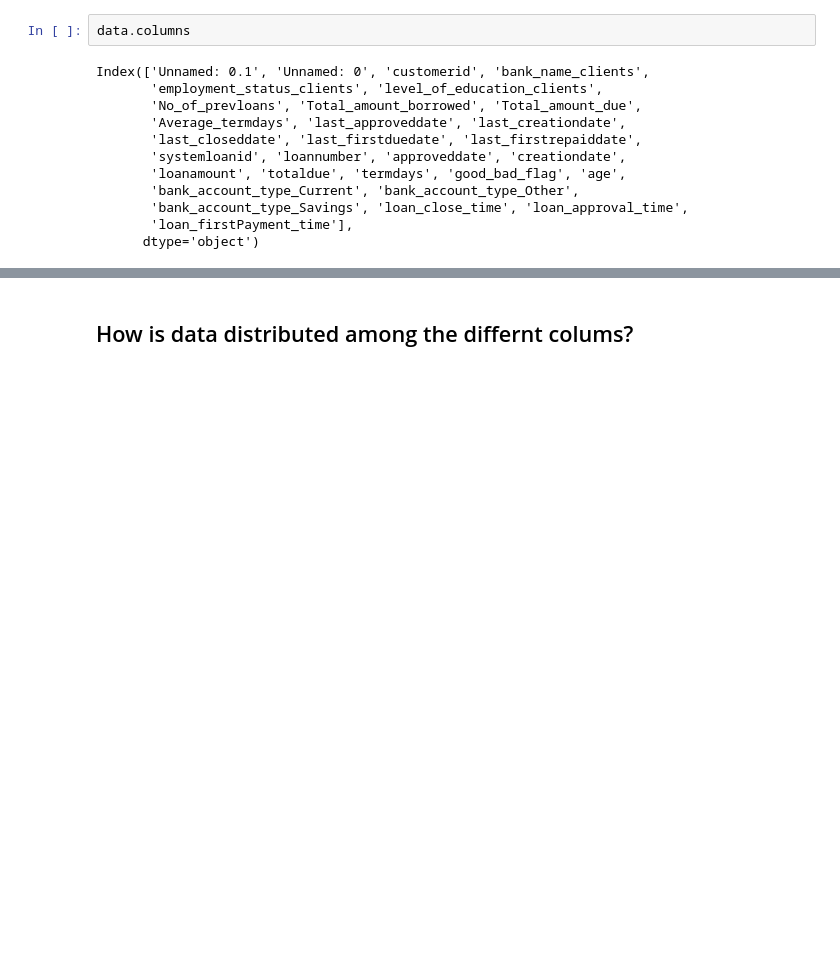
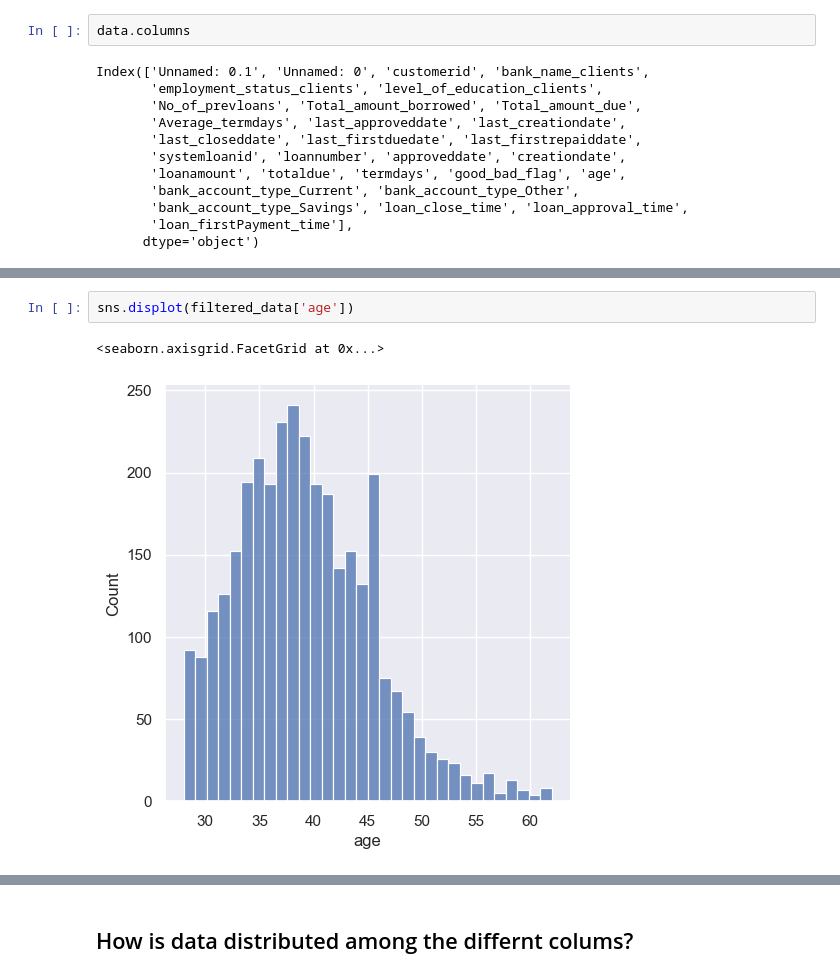
Before and after one commit to Group-10-Refactory-Capstone/Group10RefactoryCapstone, a Jupyter notebook: Explanatory Data analysis simon.ipynb, the cells around one changed output, grey strips where cells are left out. Drawn from its saved outputs; the diff is of its cells as text; blank space fills up the shorter version.

```diff
--- a/Explanatory Data analysis simon.ipynb
+++ b/Explanatory Data analysis simon.ipynb
@@ -70,0 +127,5 @@ data.groupby('good_bad_flag').agg({'customerid':'nunique'})
+# %%
+sns.displot(filtered_data['age'])
+# %% [output]
+<seaborn.axisgrid.FacetGrid at 0x...>
+[figure, added]
```
Also changed, not shown: parts of 20 cells of this notebook.
